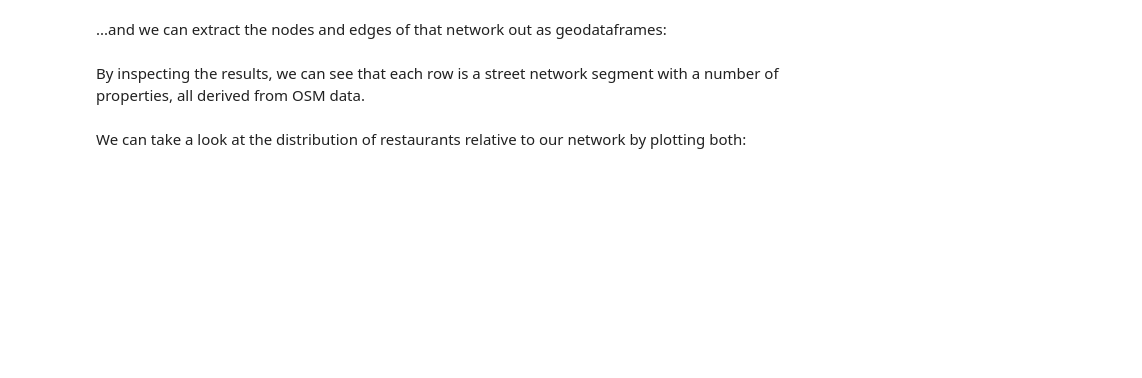
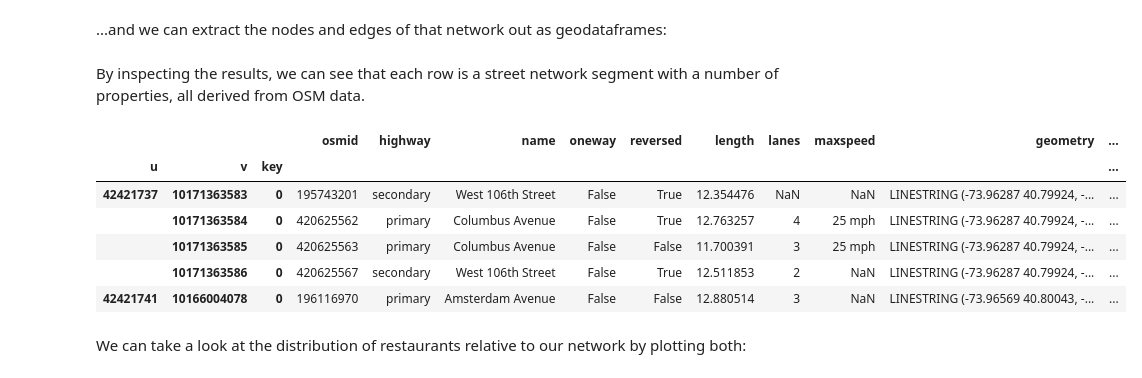
Before and after one commit to alinetheo95/cdp-mapping-systems, a Jupyter notebook: Tutorials/03_networks.ipynb, the cells around one changed output. Cells and saved outputs as stored; diff of their text form; code cells hidden in the pictures; blank space fills up the shorter version.

```diff
--- a/Tutorials/03_networks.ipynb
+++ b/Tutorials/03_networks.ipynb
@@ -236,7 +329,15 @@ mh_net_nodes, mh_net_edges = ox.graph_to_gdfs(mh_network)
 # %% [markdown]
 By inspecting the results, we can see that each row is a street network segment with a number of properties, all derived from OSM data.
 # %%
-mh_net_edges.head()
+point_net_edges.head()
+# %% [output]
+|  |  |  | osmid | highway | name | oneway | reversed | length | lanes | maxspeed | geometry | ... |
+| u | v | key |  |  |  |  |  |  |  |  |  | ... |
+| 42421737 | 10171363583 | 0 | 195743201 | secondary | West 106th Street | False | True | 12.354476 | NaN | NaN | LINESTRING (-73.96287 40.79924, -... | ... |
+|  | 10171363584 | 0 | 420625562 | primary | Columbus Avenue | False | True | 12.763257 | 4 | 25 mph | LINESTRING (-73.96287 40.79924, -... | ... |
+|  | 10171363585 | 0 | 420625563 | primary | Columbus Avenue | False | False | 11.700391 | 3 | 25 mph | LINESTRING (-73.96287 40.79924, -... | ... |
+|  | 10171363586 | 0 | 420625567 | secondary | West 106th Street | False | True | 12.511853 | 2 | NaN | LINESTRING (-73.96287 40.79924, -... | ... |
+| 42421741 | 10166004078 | 0 | 196116970 | primary | Amsterdam Avenue | False | False | 12.880514 | 3 | NaN | LINESTRING (-73.96569 40.80043, -... | ... |
 # %% [markdown]
 We can take a look at the distribution of restaurants relative to our network by plotting both:
 # %%
```
Also changed, not shown: parts of 46 cells of this notebook, 2 other files.
